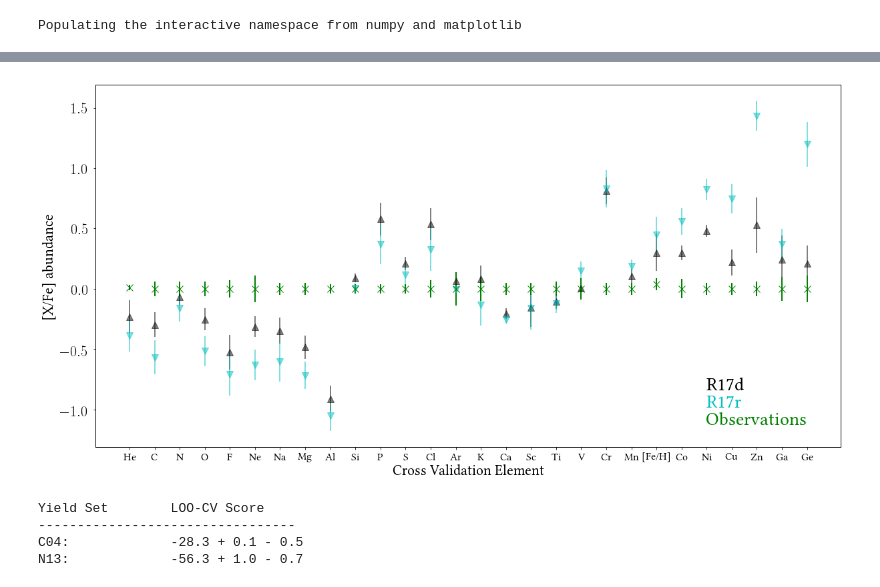
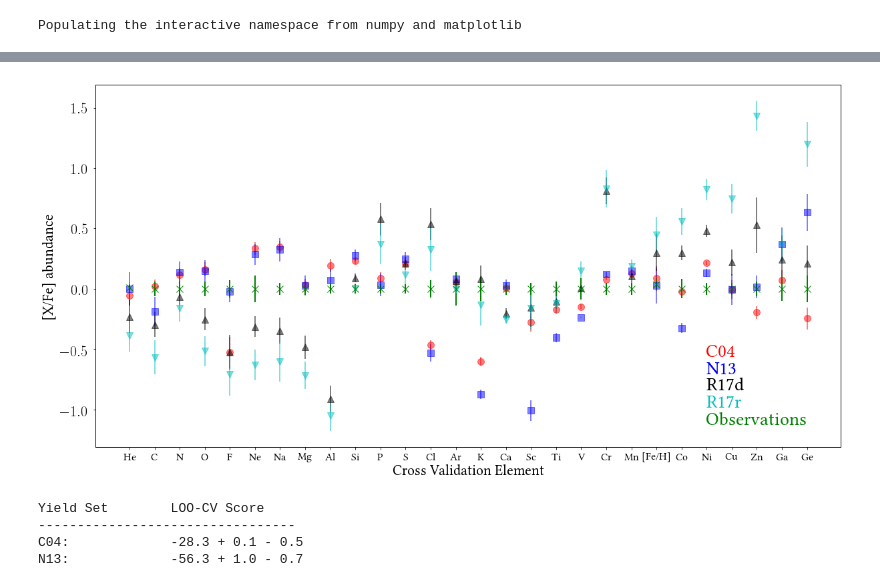
Before and after one commit to oliverphilcox/ChempyMulti, a Jupyter notebook: Overall LOO-CV Scores.ipynb, the cells around one changed output, grey strips where cells are left out. Cells and saved outputs as stored; diff of their text form; code cells hidden in the pictures.

```diff
--- a/Overall LOO-CV Scores.ipynb
+++ b/Overall LOO-CV Scores.ipynb
@@ -70,36 +55,36 @@ text_size = 22
 marker_size= 10
 small_text = 16
 plt.rc('font', family='serif',size = large_text)
 plt.rc('xtick', labelsize=small_text)
 plt.rc('ytick', labelsize=text_size)
 plt.rc('axes', labelsize=text_size, lw=1.0)
 plt.rc('lines', linewidth = 2)
 plt.rcParams['ytick.major.pad']='8'
 plt.rcParams['text.latex.preamble']=[r"\usepackage{libertine}"]
 params = {'text.usetex' : True,
     'font.family' : 'libertine',
     'text.latex.unicode': True,
     }
 plt.rcParams.update(params)
 
 # Iterate over trials
-for i in range(2,4):
+for i in range(4):
     plt.errorbar(np.arange(len(alpha_names)),alphamean[i],yerr=alphasigma[i],fmt=shape_list[i],ms=marker_size,c=color_list[i],alpha=0.5,label=name_list[i])
     plt.text(23,-0.56-0.14*i,name_list[i],color=color_list[i])
 plt.errorbar(np.arange(len(alpha_names)),ps_abun,yerr=ps_err,fmt='x',ms=marker_size,c='g',label='Observations')
 plt.text(23,-0.56-0.14*4,'Observations',color='g')
 plt.ylabel('[X/Fe] abundance')
 plt.xlabel('Cross Validation Element')
 #plt.legend(loc='upper right',)
 ax=plt.gca()
 #elements = alpha_names.astype("<U6")
 for e,el in enumerate(alpha_names):
     if el == 'Fe':
         alpha_names[e] = '[Fe/H]'
 la=plt.setp(ax,xticks=np.arange(len(alpha_names)), xticklabels=alpha_names)
-#plt.savefig('PaperPlots/element_prediction.pdf',dpi=300,bbox_inches='tight')
+plt.savefig('PaperPlots/element_prediction.pdf',dpi=300,bbox_inches='tight')
 # %% [output]
-[figure, old version]
+[figure, new version]
 # %%
 # Table of scores
 print('Yield Set \t LOO-CV Score')
```
Also changed, not shown: parts of 1 cell of this notebook, 9 other files.
